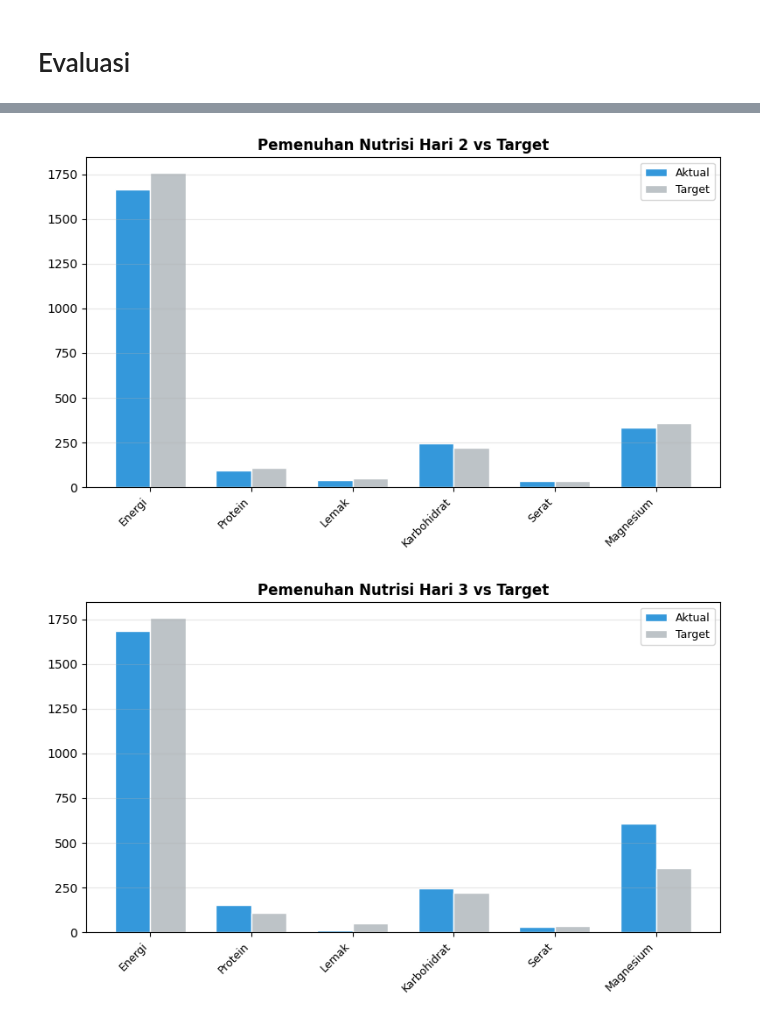
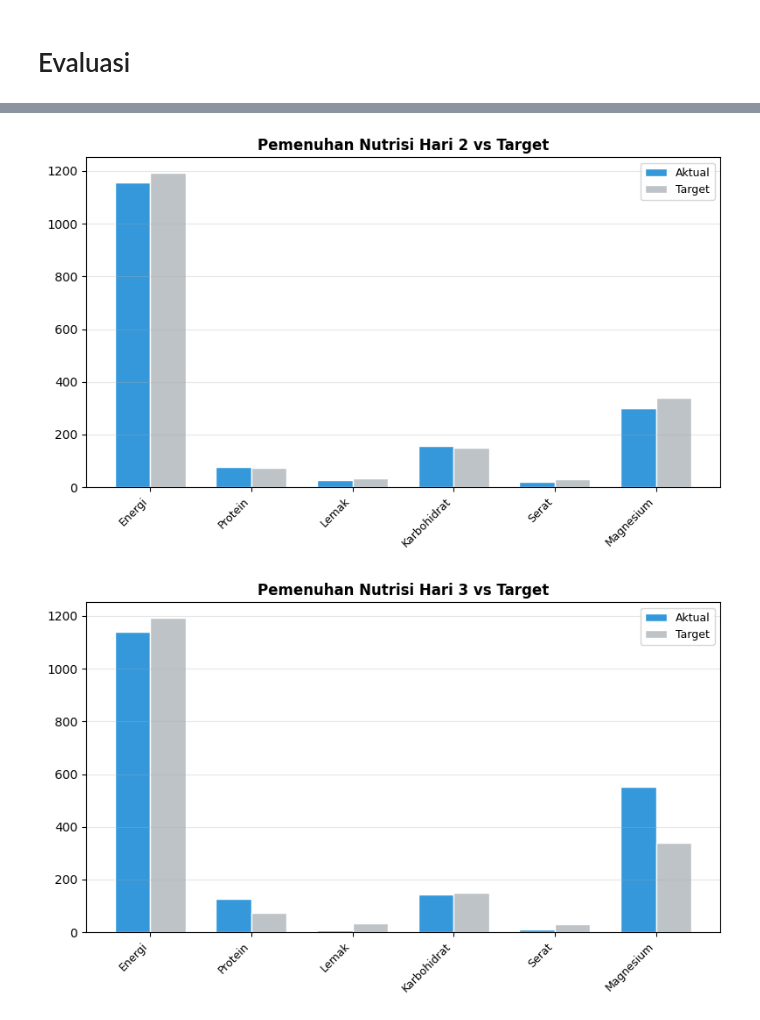
Before and after one commit to ParisyaNaylah/SistemRekomendasi, a Jupyter notebook: SistemRekomendasi4.ipynb, the cells around one changed output, grey strips where cells are left out. Drawn from its saved outputs; the diff is of its cells as text; code cells hidden in the pictures.

```diff
--- a/SistemRekomendasi4.ipynb
+++ b/SistemRekomendasi4.ipynb
@@ -727,6 +727,7 @@ def generate_meal_plan(nutrition_req, df_preprocessed, df_original,
                     'VitaminD'         : round(chosen['VitaminD'], 2),
                     'EuclideanDistance': round(chosen['euclidean_distance'], 4),
                 })
+        daily_plan['Total_Kalori'] = round(total_day_cal, 2)
         meal_plan.append(daily_plan)
 
     return meal_plan
@@ -958,13 +1002,13 @@ def display_meal_plan(meal_plan, nutrition_req):
 # %%
 def main():
     # Memproses data pengguna
-    gender          = 'laki-laki'
-    age             = 40
-    height          = 175
-    weight          = 110
-    activity_level  = 'sedentary'
-    target_weight   = 90
-    duration_months = 8.0
+    gender          = 'perempuan'
+    age             = 30
+    height          = 160
+    weight          = 80
+    activity_level  = 'lightly active'
+    target_weight   = 70
+    duration_months = 3.0
 
     user_input = process_user_data(
         gender          = gender,
@@ -1034,2 +1078,2 @@ Defisit Kalori Harian   : 641.67 kkal
-[figure, old version]
+[figure, new version]
-[figure, old version]
+[figure, new version]
```
Also changed, not shown: parts of 2 cells of this notebook.
